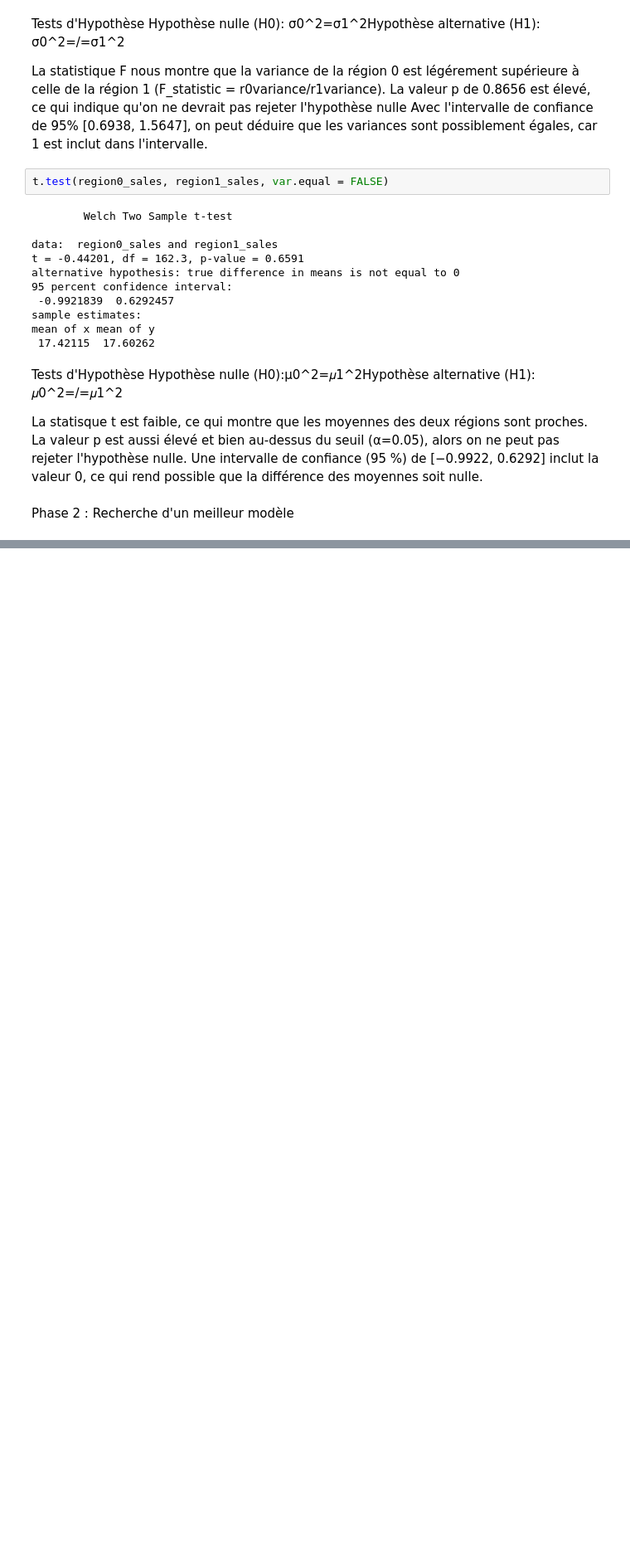
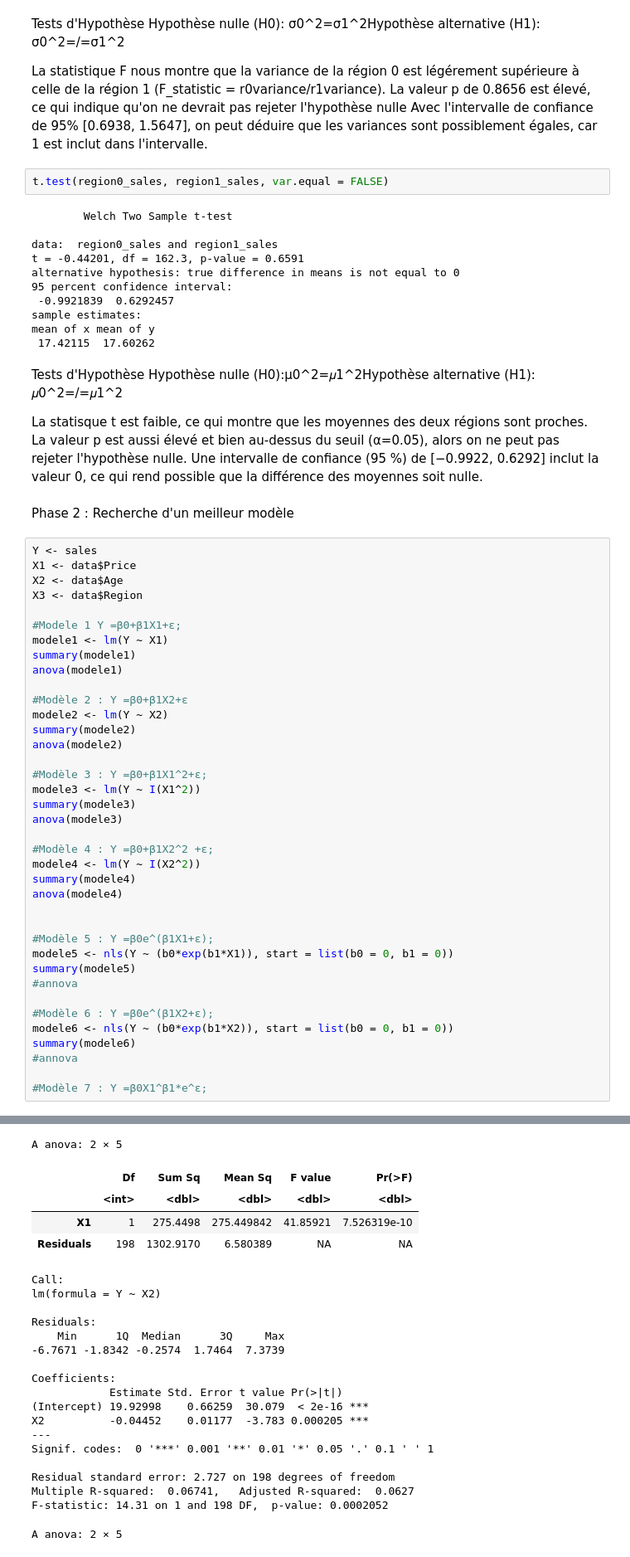
Before and after one commit to Sami-Jouamaa/Devoir-ProbaStats, a Jupyter notebook: Devoir.ipynb, the cells around one changed output, grey strips where cells are left out. Shown at 83% size. Cells and saved outputs as stored; diff of their text form; blank space fills up the shorter version.

```diff
--- a/Devoir.ipynb
+++ b/Devoir.ipynb
@@ -236,3 +236,42 @@ La valeur p est aussi élevé et bien au-dessus du seuil (α=0.05), alors on ne
 Une intervalle de confiance (95 %) de [−0.9922, 0.6292] inclut la valeur 0, ce qui rend possible que la différence des moyennes soit nulle.
 # %% [markdown]
 Phase 2 : Recherche d'un meilleur modèle
+# %%
+Y <- sales
+X1 <- data$Price
+X2 <- data$Age
+X3 <- data$Region
+
+#Modele 1 Y =β0+β1X1+ε;
+modele1 <- lm(Y ~ X1)
+summary(modele1)
+anova(modele1)
+
+#Modèle 2 : Y =β0+β1X2+ε
+modele2 <- lm(Y ~ X2)
+summary(modele2)
+anova(modele2)
+
+#Modèle 3 : Y =β0+β1X1^2+ε;
+modele3 <- lm(Y ~ I(X1^2))
+summary(modele3)
+anova(modele3)
+
+#Modèle 4 : Y =β0+β1X2^2 +ε;
+modele4 <- lm(Y ~ I(X2^2))
+summary(modele4)
+anova(modele4)
+
+
+#Modèle 5 : Y =β0e^(β1X1+ε);
+modele5 <- nls(Y ~ (b0*exp(b1*X1)), start = list(b0 = 0, b1 = 0))
+summary(modele5)
+#annova
+
+#Modèle 6 : Y =β0e^(β1X2+ε);
+modele6 <- nls(Y ~ (b0*exp(b1*X2)), start = list(b0 = 0, b1 = 0))
+summary(modele6)
+#annova
+
+#Modèle 7 : Y =β0X1^β1*e^ε;
+# %% [output]
@@ -238,0 +295,23 @@ Phase 2 : Recherche d'un meilleur modèle
+A anova: 2 × 5
+|  | Df | Sum Sq | Mean Sq | F value | Pr(>F) |
+|  | <int> | <dbl> | <dbl> | <dbl> | <dbl> |
+| X1 | 1 | 275.4498 | 275.449842 | 41.85921 | 7.526319e-10 |
+| Residuals | 198 | 1302.9170 | 6.580389 | NA | NA |
+Call:
+lm(formula = Y ~ X2)
+
+Residuals:
+    Min      1Q  Median      3Q     Max
+-6.7671 -1.8342 -0.2574  1.7464  7.3739
+
+Coefficients:
+            Estimate Std. Error t value Pr(>|t|)
+(Intercept) 19.92998    0.66259  30.079  < 2e-16 ***
+X2          -0.04452    0.01177  -3.783 0.000205 ***
+---
+Signif. codes:  0 '***' 0.001 '**' 0.01 '*' 0.05 '.' 0.1 ' ' 1
+
+Residual standard error: 2.727 on 198 degrees of freedom
+Multiple R-squared:  0.06741,   Adjusted R-squared:  0.0627
+F-statistic: 14.31 on 1 and 198 DF,  p-value: 0.0002052
+A anova: 2 × 5
```
Also changed, not shown: parts of 1 cell of this notebook.
